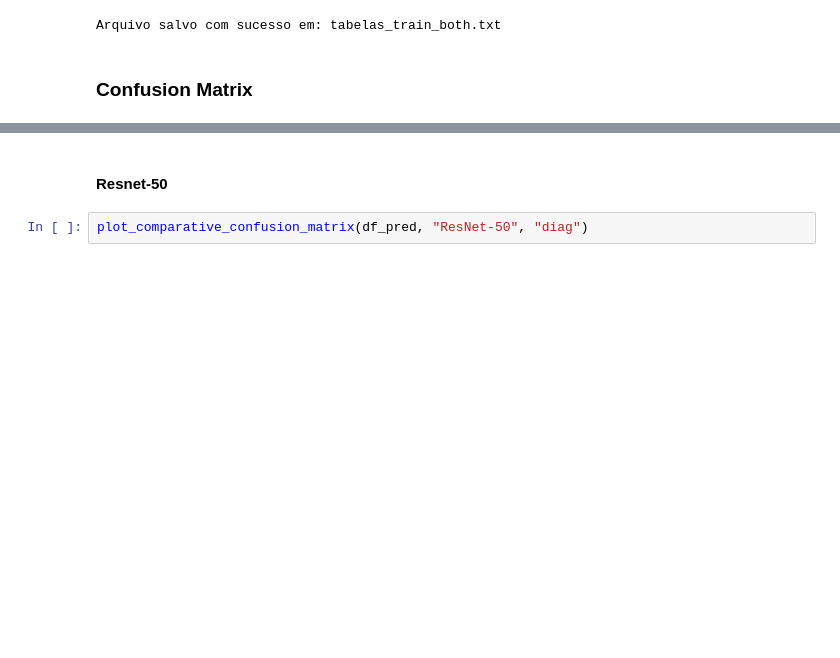
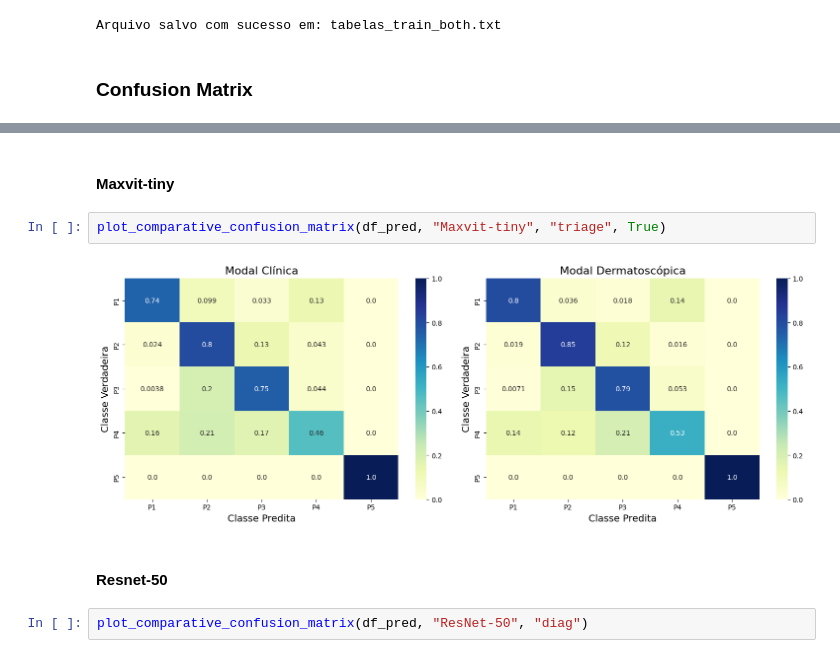
Before and after one commit to e-magesk/pipeline-IA-TCC, a Jupyter notebook: postprocess/postprocess_results.ipynb, the cells around one changed output, grey strips where cells are left out. Cells and saved outputs as stored; diff of their text form; blank space fills up the shorter version.

```diff
--- a/postprocess/postprocess_results.ipynb
+++ b/postprocess/postprocess_results.ipynb
@@ -332,4 +368,10 @@ def plot_comparative_confusion_matrix(df, backbone_target, classifier_target):
     plt.show()
+# %% [markdown]
+#### Maxvit-tiny
+# %%
+plot_comparative_confusion_matrix(df_pred, "Maxvit-tiny", "triage", True)
+# %% [output]
+[figure, added]
 # %% [markdown]
 #### Resnet-50
 # %%
```
Also changed, not shown: parts of 10 cells of this notebook, 5 other files.
